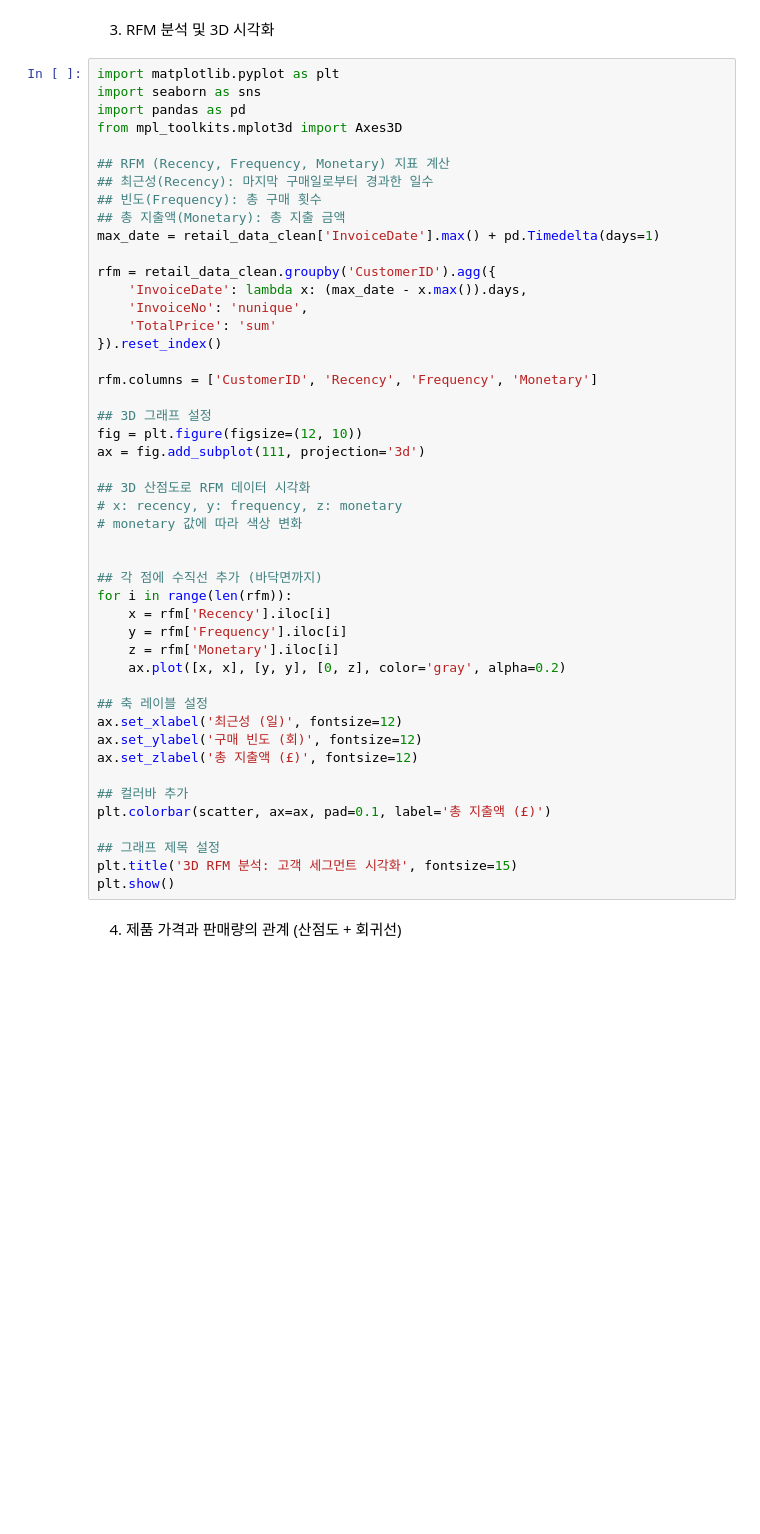
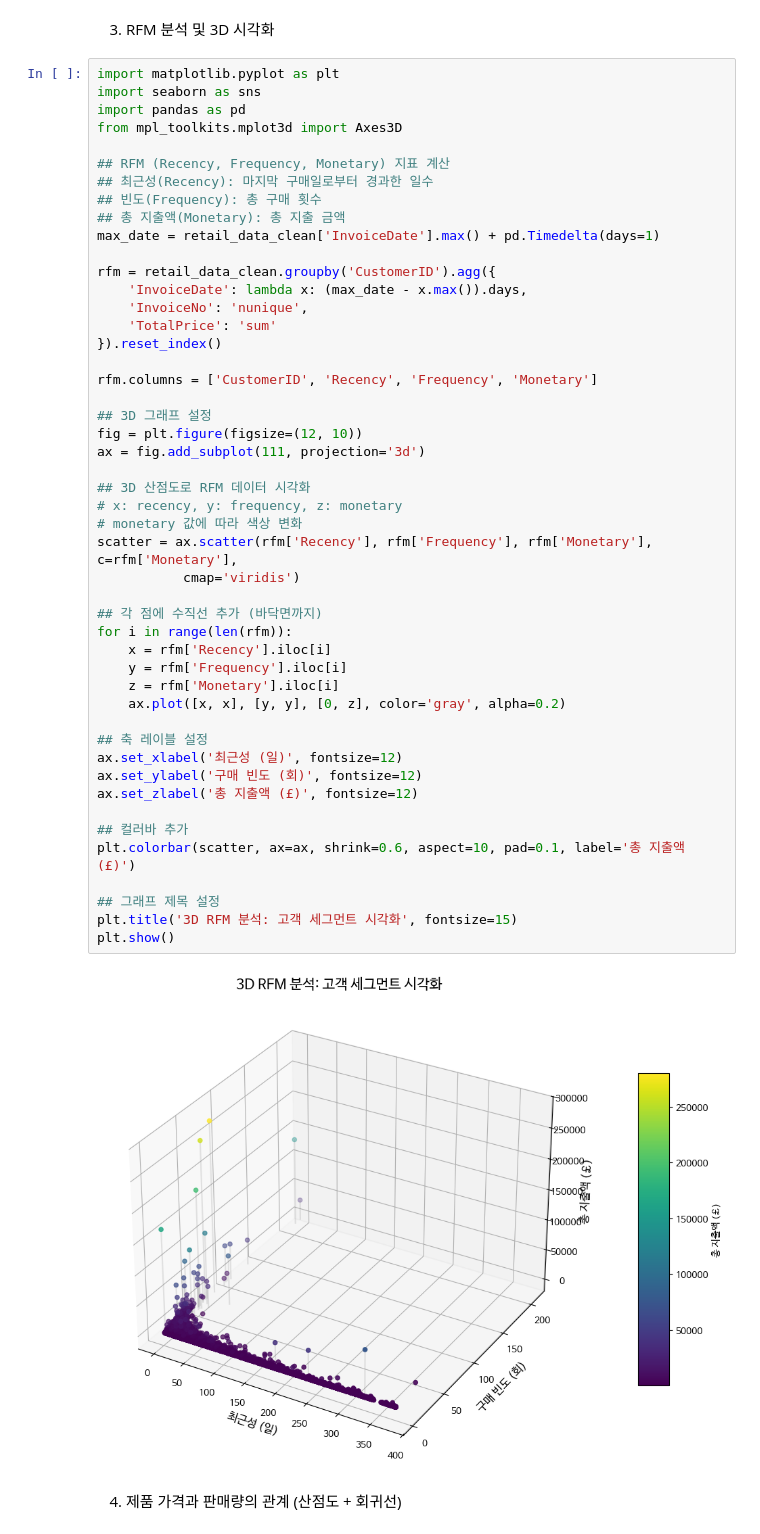
Before and after one commit to jj-it-lab/Data-Analysis-with-Open-Source, a Jupyter notebook: 오픈소스_데이터_분석_11강.ipynb, the cells around one changed output. Cells and saved outputs as stored; diff of their text form; blank space fills up the shorter version.

```diff
--- a/오픈소스_데이터_분석_11강.ipynb
+++ b/오픈소스_데이터_분석_11강.ipynb
@@ -451,35 +487,38 @@ rfm = retail_data_clean.groupby('CustomerID').agg({
     'TotalPrice': 'sum'
 }).reset_index()
 
 rfm.columns = ['CustomerID', 'Recency', 'Frequency', 'Monetary']
 
 ## 3D 그래프 설정
 fig = plt.figure(figsize=(12, 10))
 ax = fig.add_subplot(111, projection='3d')
 
 ## 3D 산점도로 RFM 데이터 시각화
 # x: recency, y: frequency, z: monetary
 # monetary 값에 따라 색상 변화
-
+scatter = ax.scatter(rfm['Recency'], rfm['Frequency'], rfm['Monetary'], c=rfm['Monetary'],
+           cmap='viridis')
 
 ## 각 점에 수직선 추가 (바닥면까지)
 for i in range(len(rfm)):
     x = rfm['Recency'].iloc[i]
     y = rfm['Frequency'].iloc[i]
     z = rfm['Monetary'].iloc[i]
     ax.plot([x, x], [y, y], [0, z], color='gray', alpha=0.2)
 
 ## 축 레이블 설정
 ax.set_xlabel('최근성 (일)', fontsize=12)
 ax.set_ylabel('구매 빈도 (회)', fontsize=12)
 ax.set_zlabel('총 지출액 (£)', fontsize=12)
 
 ## 컬러바 추가
-plt.colorbar(scatter, ax=ax, pad=0.1, label='총 지출액 (£)')
+plt.colorbar(scatter, ax=ax, shrink=0.6, aspect=10, pad=0.1, label='총 지출액 (£)')
 
 ## 그래프 제목 설정
 plt.title('3D RFM 분석: 고객 세그먼트 시각화', fontsize=15)
 plt.show()
+# %% [output]
+[figure, added]
 # %% [markdown]
 4. 제품 가격과 판매량의 관계 (산점도 + 회귀선)
 # %%
```
Also changed, not shown: parts of 2 cells of this notebook.
